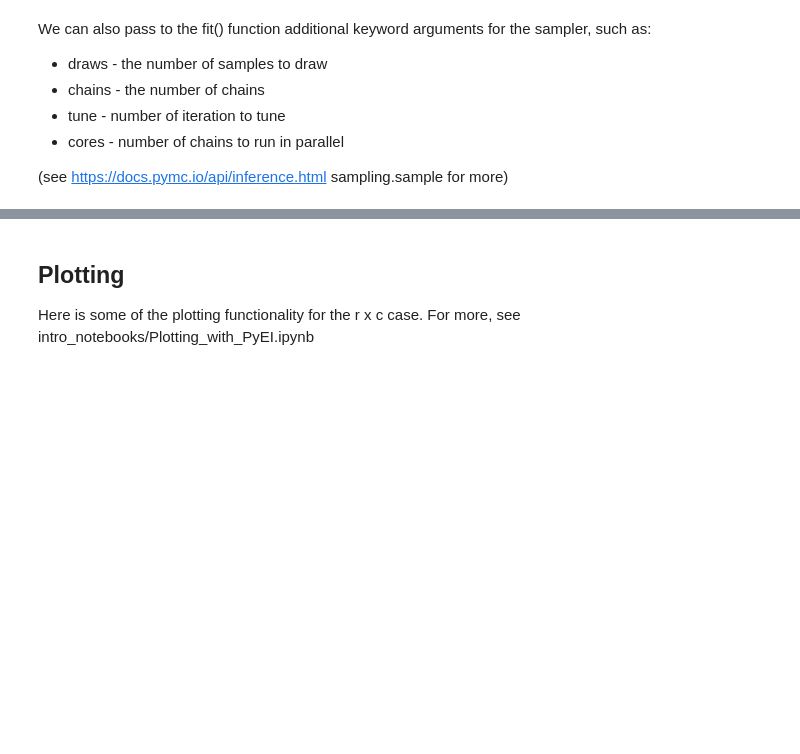
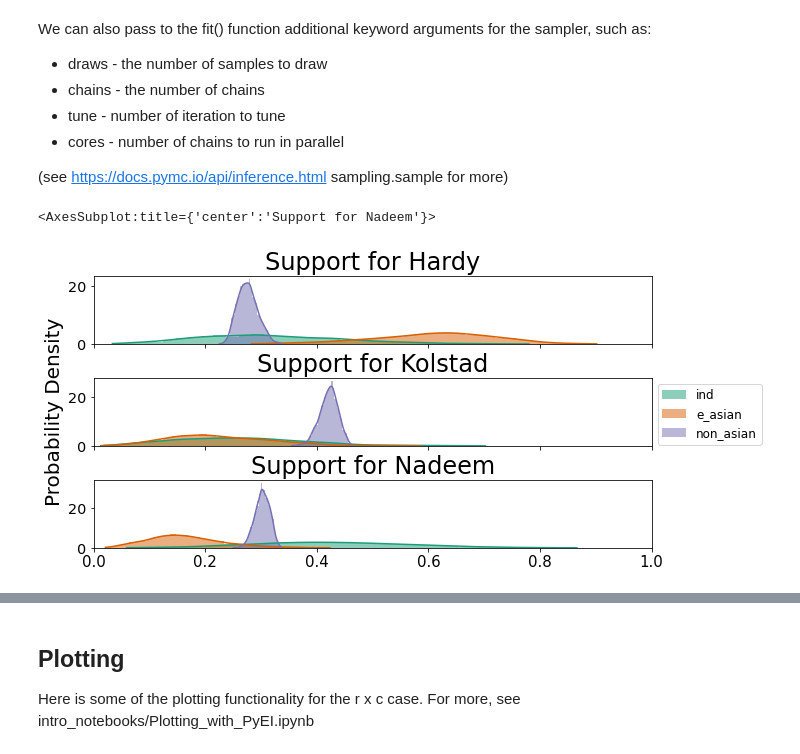
Before and after one commit to mggg/ecological-inference, a Jupyter notebook: pyei/examples/santa_clara_demo_r_by_c.ipynb, the cells around one changed output, grey strips where cells are left out. Saved outputs shown, nothing was run; the diff lists cells and outputs as text; code cells hidden in the pictures; blank space fills up the shorter version.

```diff
--- a/pyei/examples/santa_clara_demo_r_by_c.ipynb
+++ b/pyei/examples/santa_clara_demo_r_by_c.ipynb
@@ -55,0 +57,5 @@ We can also pass to the fit() function additional keyword arguments for the samp
+# %%
+ei.plot()
+# %% [output]
+<AxesSubplot:title={'center':'Support for Nadeem'}>
+[figure, added]
```
Also changed, not shown: parts of 7 cells of this notebook.
